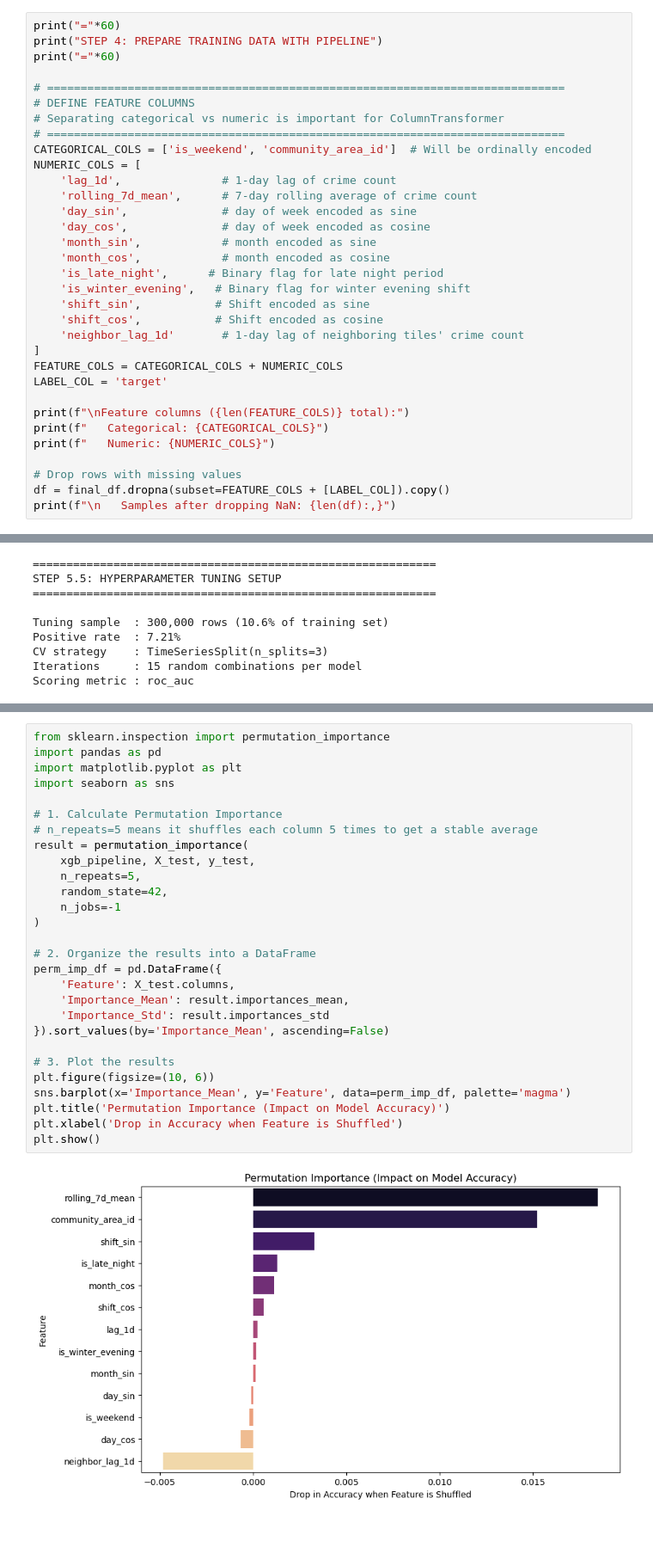
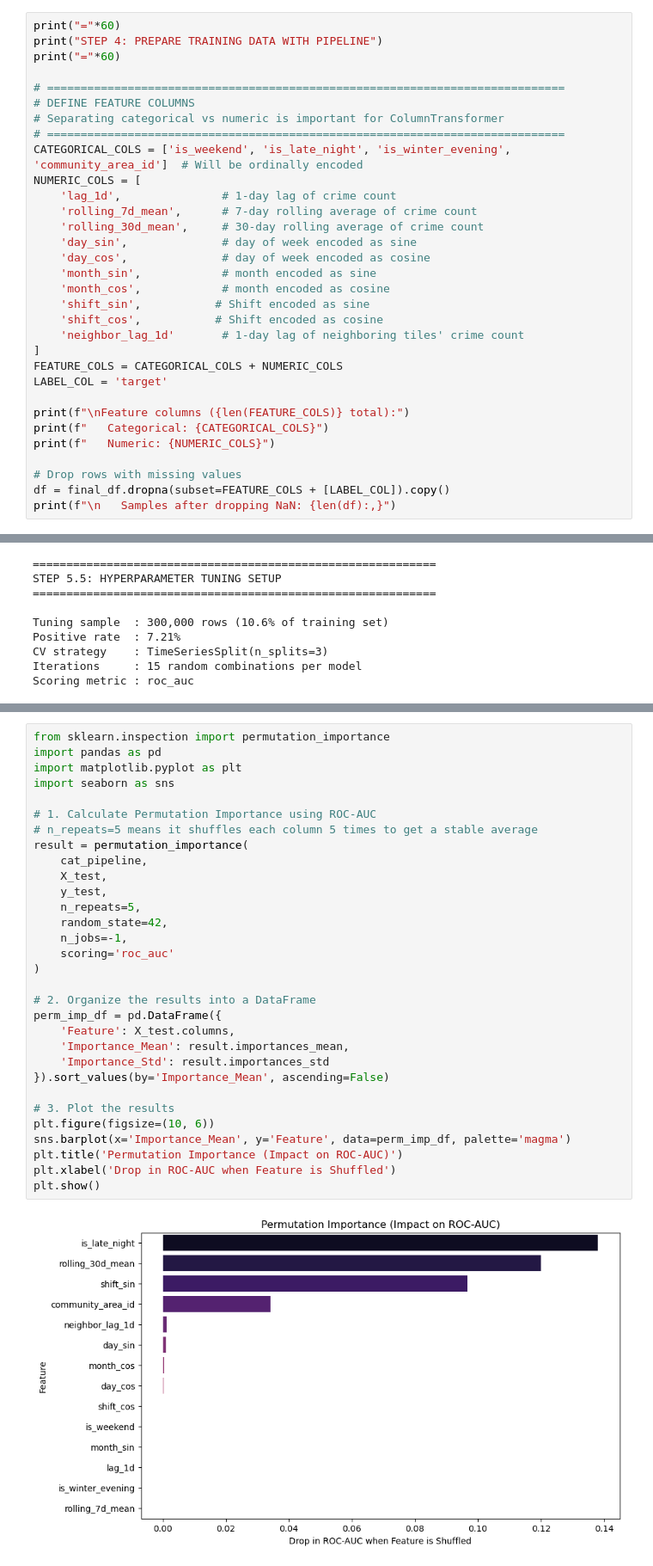
Before and after one commit to e1548423/Team23_IT5006_Predictive_Policing_AY2526Sem2, a Jupyter notebook: ML/Model/Crime_Prediction_Training (Violent Crime).ipynb, the cells around one changed output, grey strips where cells are left out. Shown at 86% size. Drawn from its saved outputs; the diff is of its cells as text; blank space fills up the shorter version.

```diff
--- a/ML/Model/Crime_Prediction_Training (Violent Crime).ipynb
+++ b/ML/Model/Crime_Prediction_Training (Violent Crime).ipynb
@@ -659,16 +719,15 @@ print("="*60)
 # DEFINE FEATURE COLUMNS
 # Separating categorical vs numeric is important for ColumnTransformer
 # =============================================================================
-CATEGORICAL_COLS = ['is_weekend', 'community_area_id']  # Will be ordinally encoded
+CATEGORICAL_COLS = ['is_weekend', 'is_late_night', 'is_winter_evening', 'community_area_id']  # Will be ordinally encoded
 NUMERIC_COLS = [
     'lag_1d',               # 1-day lag of crime count
     'rolling_7d_mean',      # 7-day rolling average of crime count
+    'rolling_30d_mean',     # 30-day rolling average of crime count
     'day_sin',              # day of week encoded as sine
     'day_cos',              # day of week encoded as cosine
     'month_sin',            # month encoded as sine
     'month_cos',            # month encoded as cosine
-    'is_late_night',      # Binary flag for late night period
-    'is_winter_evening',   # Binary flag for winter evening shift
     'shift_sin',           # Shift encoded as sine
     'shift_cos',           # Shift encoded as cosine
     'neighbor_lag_1d'       # 1-day lag of neighboring tiles' crime count
@@ -1545,30 +1621,33 @@ feat_imp_df
 # %%
 from sklearn.inspection import permutation_importance
 import pandas as pd
 import matplotlib.pyplot as plt
 import seaborn as sns
 
-# 1. Calculate Permutation Importance
+# 1. Calculate Permutation Importance using ROC-AUC
 # n_repeats=5 means it shuffles each column 5 times to get a stable average
 result = permutation_importance(
-    xgb_pipeline, X_test, y_test,
+    cat_pipeline,
+    X_test,
+    y_test,
     n_repeats=5,
     random_state=42,
-    n_jobs=-1
+    n_jobs=-1,
+    scoring='roc_auc'
 )
 
 # 2. Organize the results into a DataFrame
 perm_imp_df = pd.DataFrame({
     'Feature': X_test.columns,
     'Importance_Mean': result.importances_mean,
     'Importance_Std': result.importances_std
 }).sort_values(by='Importance_Mean', ascending=False)
 
 # 3. Plot the results
 plt.figure(figsize=(10, 6))
 sns.barplot(x='Importance_Mean', y='Feature', data=perm_imp_df, palette='magma')
-plt.title('Permutation Importance (Impact on Model Accuracy)')
-plt.xlabel('Drop in Accuracy when Feature is Shuffled')
+plt.title('Permutation Importance (Impact on ROC-AUC)')
+plt.xlabel('Drop in ROC-AUC when Feature is Shuffled')
 plt.show()
 # %% [output]
-[figure, old version]
+[figure, new version]
```
Also changed, not shown: parts of 33 cells of this notebook.
